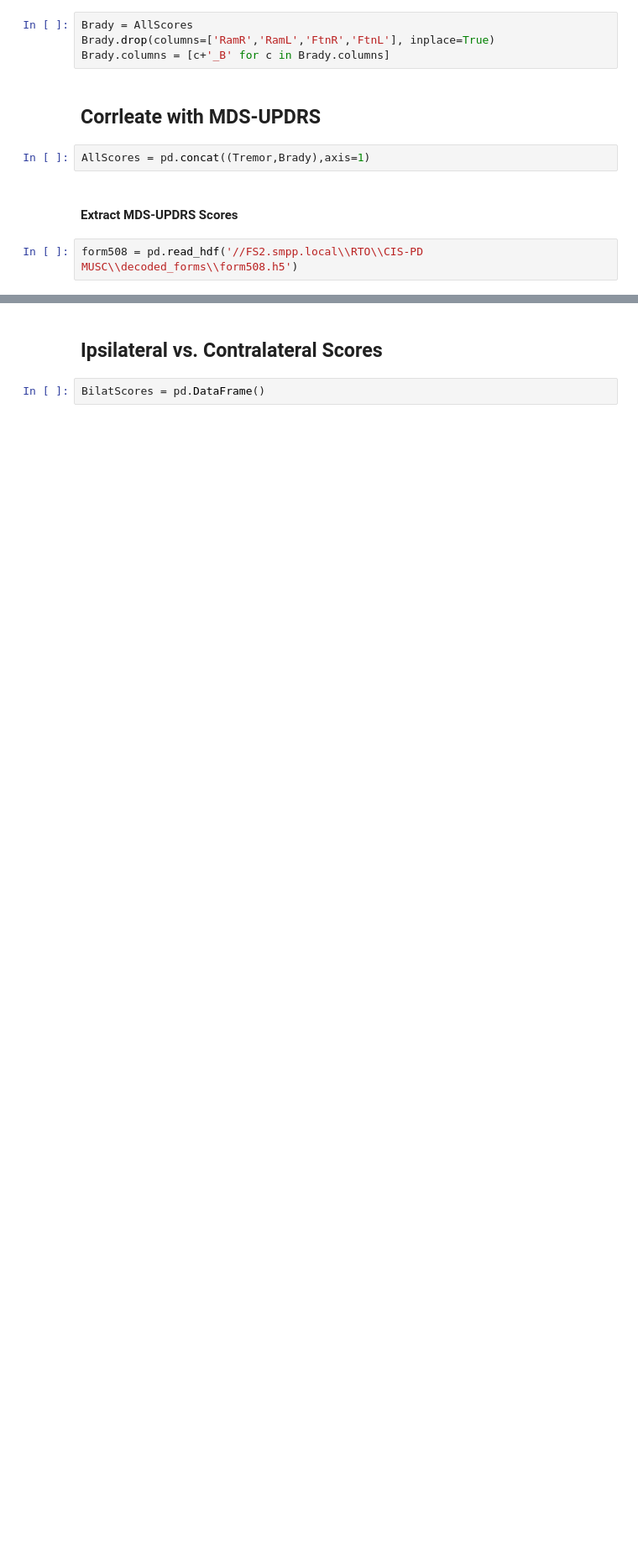
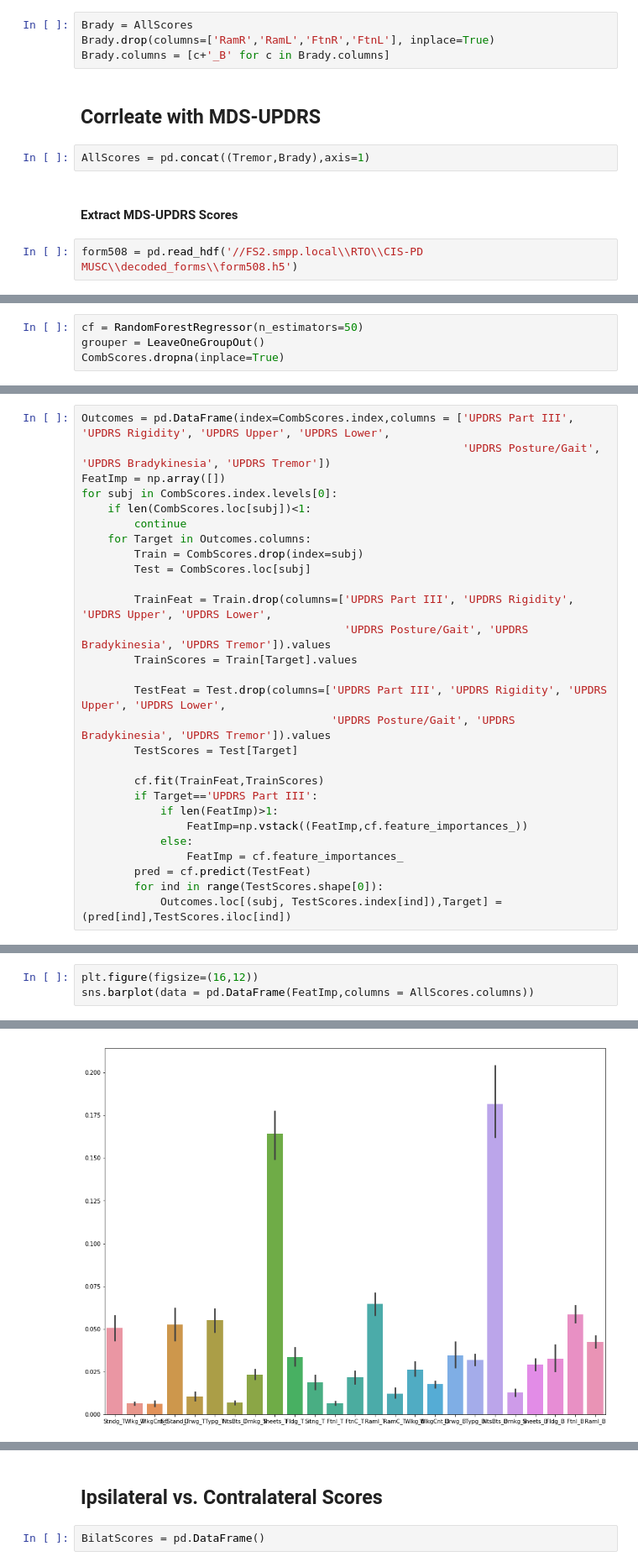
Before and after one commit to nshawen/CIS-PD_Curation, a Jupyter notebook: Clinician Score Correlation.ipynb, the cells around one changed output, grey strips where cells are left out. Shown at 84% size. Drawn from its saved outputs; the diff is of its cells as text; blank space fills up the shorter version.

```diff
--- a/Clinician Score Correlation.ipynb
+++ b/Clinician Score Correlation.ipynb
@@ -226,0 +254,4 @@ form508[['SubjectCode', 'VisitNm', 'Q33', 'Q34', 'Q35', 'Q36', 'Q37', 'Q38', 'Q3
+# %%
+cf = RandomForestRegressor(n_estimators=50)
+grouper = LeaveOneGroupOut()
+CombScores.dropna(inplace=True)
@@ -226,0 +266,28 @@ form508[['SubjectCode', 'VisitNm', 'Q33', 'Q34', 'Q35', 'Q36', 'Q37', 'Q38', 'Q3
+# %%
+Outcomes = pd.DataFrame(index=CombScores.index,columns = ['UPDRS Part III', 'UPDRS Rigidity', 'UPDRS Upper', 'UPDRS Lower',
+                                                          'UPDRS Posture/Gait', 'UPDRS Bradykinesia', 'UPDRS Tremor'])
+FeatImp = np.array([])
+for subj in CombScores.index.levels[0]:
+    if len(CombScores.loc[subj])<1:
+        continue
+    for Target in Outcomes.columns:
+        Train = CombScores.drop(index=subj)
+        Test = CombScores.loc[subj]
+
+        TrainFeat = Train.drop(columns=['UPDRS Part III', 'UPDRS Rigidity', 'UPDRS Upper', 'UPDRS Lower',
+                                        'UPDRS Posture/Gait', 'UPDRS Bradykinesia', 'UPDRS Tremor']).values
+        TrainScores = Train[Target].values
+
+        TestFeat = Test.drop(columns=['UPDRS Part III', 'UPDRS Rigidity', 'UPDRS Upper', 'UPDRS Lower',
+                                      'UPDRS Posture/Gait', 'UPDRS Bradykinesia', 'UPDRS Tremor']).values
+        TestScores = Test[Target]
+
+        cf.fit(TrainFeat,TrainScores)
+        if Target=='UPDRS Part III':
+            if len(FeatImp)>1:
+                FeatImp=np.vstack((FeatImp,cf.feature_importances_))
+            else:
+                FeatImp = cf.feature_importances_
+        pred = cf.predict(TestFeat)
+        for ind in range(TestScores.shape[0]):
+            Outcomes.loc[(subj, TestScores.index[ind]),Target] = (pred[ind],TestScores.iloc[ind])
@@ -226,0 +301,4 @@ form508[['SubjectCode', 'VisitNm', 'Q33', 'Q34', 'Q35', 'Q36', 'Q37', 'Q38', 'Q3
+# %%
+plt.figure(figsize=(16,12))
+sns.barplot(data = pd.DataFrame(FeatImp,columns = AllScores.columns))
+# %% [output]
@@ -226,0 +306 @@ form508[['SubjectCode', 'VisitNm', 'Q33', 'Q34', 'Q35', 'Q36', 'Q37', 'Q38', 'Q3
+[figure, added]
```
Also changed, not shown: parts of 18 cells of this notebook.
